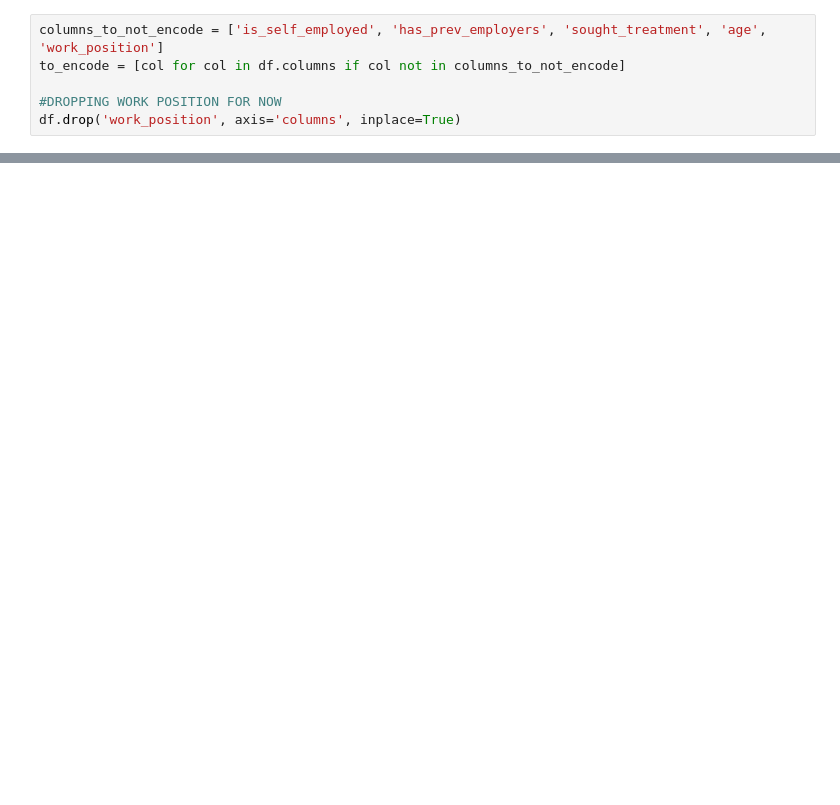
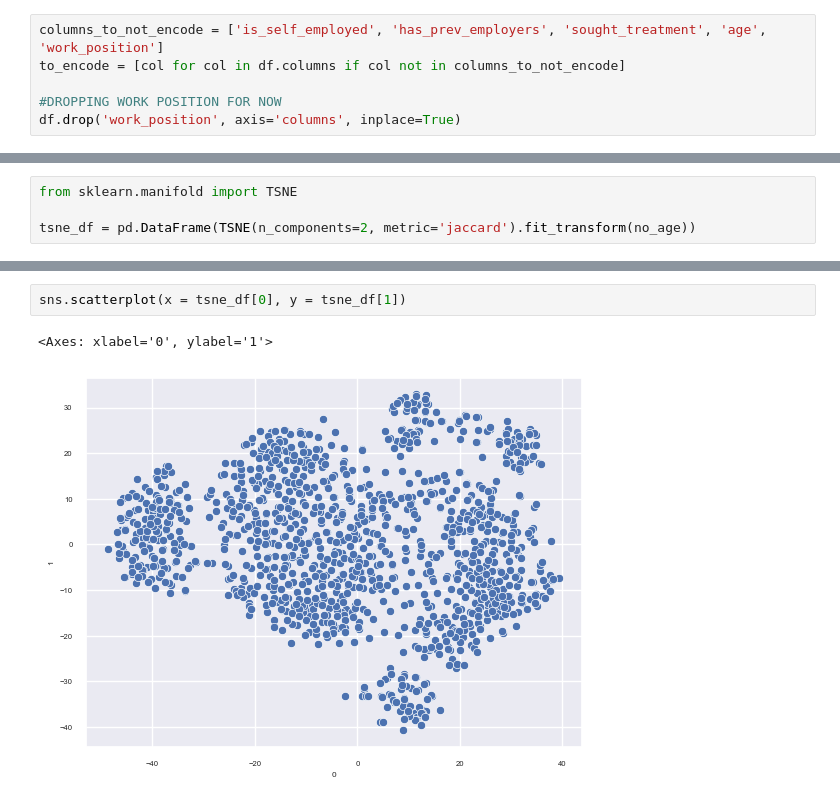
Before and after one commit to kasvoy/KaggleLearning, a Jupyter notebook: mental_health/mental_health.ipynb, the cells around one changed output, grey strips where cells are left out. Cells and saved outputs as stored; diff of their text form; blank space fills up the shorter version.

```diff
--- a/mental_health/mental_health.ipynb
+++ b/mental_health/mental_health.ipynb
@@ -255,0 +319,4 @@ Name: count, dtype: int64
+# %%
+from sklearn.manifold import TSNE
+
+tsne_df = pd.DataFrame(TSNE(n_components=2, metric='jaccard').fit_transform(no_age))
@@ -255,0 +339,5 @@ Name: count, dtype: int64
+# %%
+sns.scatterplot(x = tsne_df[0], y = tsne_df[1])
+# %% [output]
+<Axes: xlabel='0', ylabel='1'>
+[figure, added]
```
Also changed, not shown: parts of 31 cells of this notebook.
